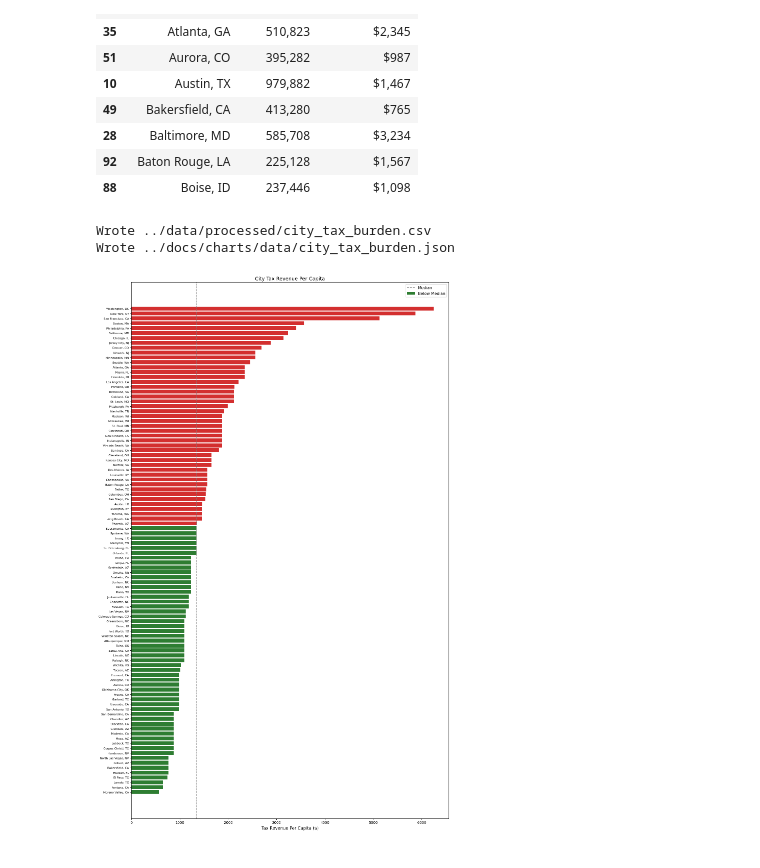
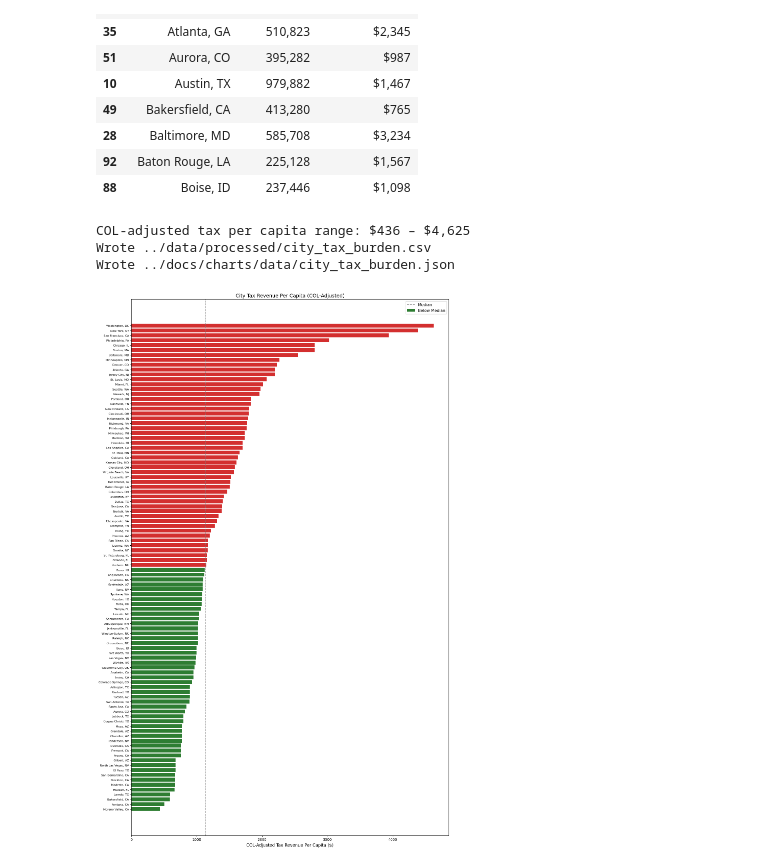
Before and after one commit to mckornfield/public-good-index, a Jupyter notebook: notebooks/05_city_tax_burden.ipynb, the cells around one changed output. Cells and saved outputs as stored; diff of their text form; code cells hidden in the pictures.

```diff
--- a/notebooks/05_city_tax_burden.ipynb
+++ b/notebooks/05_city_tax_burden.ipynb
@@ -69,8 +69,16 @@ Median: $1,345
 | 92 | Baton Rouge, LA | 225,128 | $1,567 |
 | 88 | Boise, ID | 237,446 | $1,098 |
 # %%
+# --- Cost-of-living adjustment ---
+city_col = get_city_col_weights()
+burden = burden.merge(city_col, on="city_state", how="left")
+burden["tax_per_capita"] = burden["tax_per_capita"] * burden["col_weight"]
+
+print(f"COL-adjusted tax per capita range: ${burden['tax_per_capita'].min():,.0f} – ${burden['tax_per_capita'].max():,.0f}")
+
 # Export to CSV and JSON
-export_cols = ["city", "city_state", "state", "population", "lat", "lon", "tax_per_capita"]
+export_cols = ["city", "city_state", "state", "population", "lat", "lon",
+               "tax_per_capita", "rpp", "col_weight"]
 out = burden[export_cols].sort_values("city_state").reset_index(drop=True)
 
 csv_path = PROCESSED_DIR / "city_tax_burden.csv"
@@ -81,24 +89,25 @@ json_path = CHARTS_DIR / "city_tax_burden.json"
 out.to_json(json_path, orient="records", indent=2)
 print(f"Wrote {json_path}")
 # %% [output]
+COL-adjusted tax per capita range: $436 – $4,625
 Wrote ../data/processed/city_tax_burden.csv
 Wrote ../docs/charts/data/city_tax_burden.json
 # %%
-# Visualization \u2014 Per-capita city tax revenue
+# Visualization — Per-capita city tax revenue (COL-adjusted)
 fig, ax = plt.subplots(figsize=(14, 22))
 plot_data = out.sort_values("tax_per_capita", ascending=True)
 median_tax = plot_data["tax_per_capita"].median()
 colors = ["#2e7d32" if v <= median_tax else "#d32f2f" for v in plot_data["tax_per_capita"]]
 ax.barh(plot_data["city_state"], plot_data["tax_per_capita"], color=colors)
-ax.set_xlabel("Tax Revenue Per Capita ($)", fontsize=12)
-ax.set_title("City Tax Revenue Per Capita", fontsize=14)
+ax.set_xlabel("COL-Adjusted Tax Revenue Per Capita ($)", fontsize=12)
+ax.set_title("City Tax Revenue Per Capita (COL-Adjusted)", fontsize=14)
 ax.axvline(x=median_tax, color="gray", linestyle="--", alpha=0.7, label="Median")
 ax.tick_params(axis="y", labelsize=8)
 ax.legend(["Median", "Below Median", "Above Median"], fontsize=11)
 plt.tight_layout()
 plt.show()
 # %% [output]
-[figure, old version]
+[figure, new version]
 # %%
 import plotly.express as px
 
```
Also changed, not shown: parts of 1 cell of this notebook, 26 other files.
